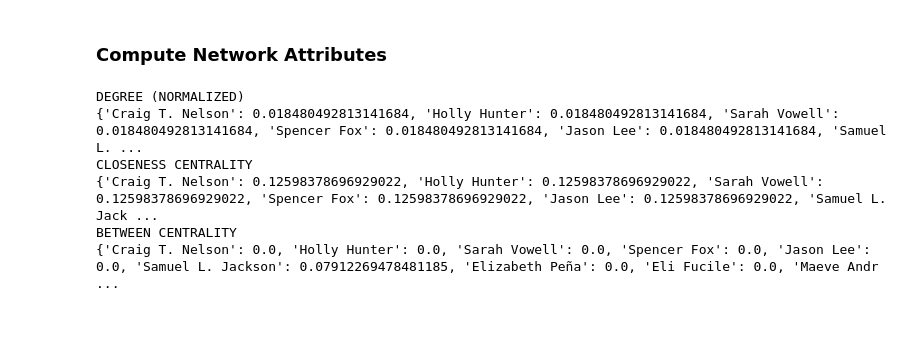
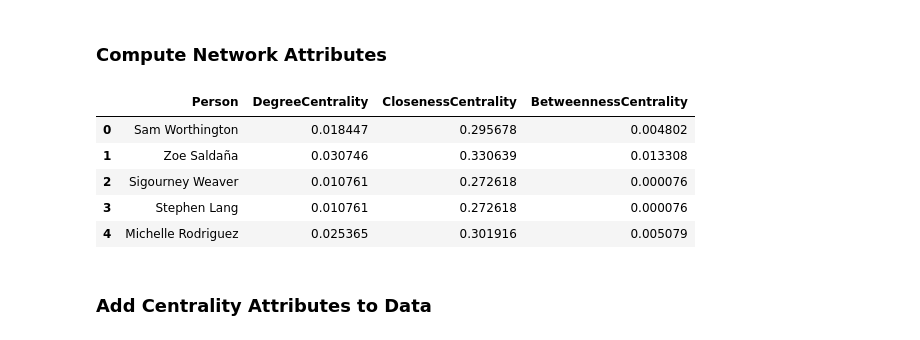
Before and after one commit to gentrylamb/dsan6400-final-project, a Jupyter notebook: code/graph_attributes.ipynb, the cells around one changed output. Saved outputs shown, nothing was run; the diff lists cells and outputs as text; code cells hidden in the pictures.

```diff
--- a/code/graph_attributes.ipynb
+++ b/code/graph_attributes.ipynb
@@ -86,19 +141,25 @@ unable to run
 ### Compute Network Attributes
 # %%
 # compute centraility measures
+deg_cent = nx.degree_centrality(G)
+close_cent = nx.closeness_centrality(G)
+betw_cent = nx.betweenness_centrality(G)
 
-print("DEGREE (NORMALIZED)")
-print(nx.degree_centrality(G))
+# turn into a DataFrame
+centrality_df = pd.DataFrame({
+    'Person': list(deg_cent.keys()),
+    'DegreeCentrality': list(deg_cent.values()),
+    'ClosenessCentrality': list(close_cent.values()),
+    'BetweennessCentrality': list(betw_cent.values())
+})
 
-print("CLOSENESS CENTRALITY")
-print(nx.closeness_centrality(G))
-
-print("BETWEEN CENTRALITY")
-print(nx.betweenness_centrality(G))
+centrality_df.head()
 # %% [output]
-DEGREE (NORMALIZED)
-{'Craig T. Nelson': 0.018480492813141684, 'Holly Hunter': 0.018480492813141684, 'Sarah Vowell': 0.018480492813141684, 'Spencer Fox': 0.018480492813141684, 'Jason Lee': 0.018480492813141684, 'Samuel L. ...
-CLOSENESS CENTRALITY
-{'Craig T. Nelson': 0.12598378696929022, 'Holly Hunter': 0.12598378696929022, 'Sarah Vowell': 0.12598378696929022, 'Spencer Fox': 0.12598378696929022, 'Jason Lee': 0.12598378696929022, 'Samuel L. Jack ...
-BETWEEN CENTRALITY
-{'Craig T. Nelson': 0.0, 'Holly Hunter': 0.0, 'Sarah Vowell': 0.0, 'Spencer Fox': 0.0, 'Jason Lee': 0.0, 'Samuel L. Jackson': 0.07912269478481185, 'Elizabeth Peña': 0.0, 'Eli Fucile': 0.0, 'Maeve Andr ...
+|  | Person | DegreeCentrality | ClosenessCentrality | BetweennessCentrality |
+| 0 | Sam Worthington | 0.018447 | 0.295678 | 0.004802 |
+| 1 | Zoe Saldaña | 0.030746 | 0.330639 | 0.013308 |
+| 2 | Sigourney Weaver | 0.010761 | 0.272618 | 0.000076 |
+| 3 | Stephen Lang | 0.010761 | 0.272618 | 0.000076 |
+| 4 | Michelle Rodriguez | 0.025365 | 0.301916 | 0.005079 |
+# %% [markdown]
+### Add Centrality Attributes to Data
```
Also changed, not shown: parts of 6 cells of this notebook, 7 other files.
